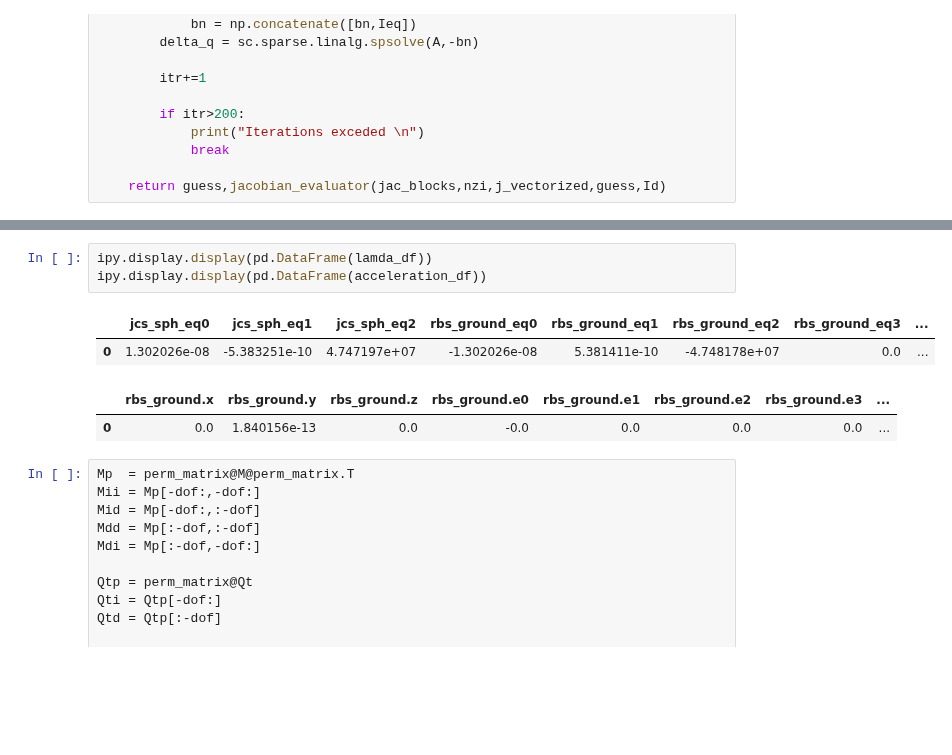
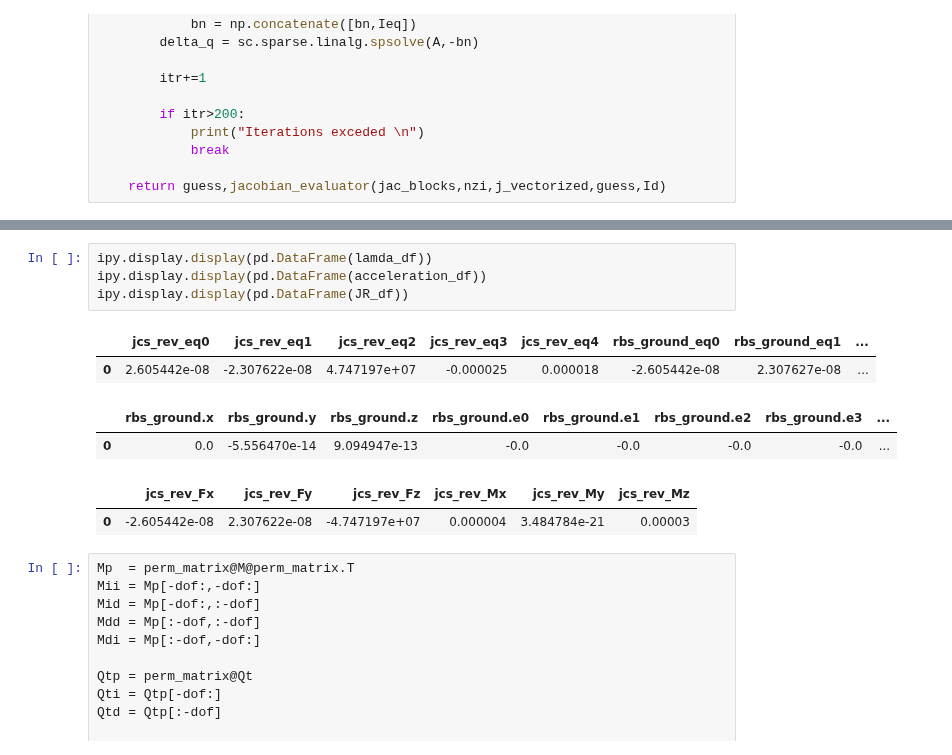
Before and after one commit to khaledghobashy/asurt_cdt, a Jupyter notebook: models/fourbar/fourbar.ipynb, the cells around one changed output, grey strips where cells are left out. Cells and saved outputs as stored; diff of their text form; blank space fills up the shorter version.

```diff
--- a/models/fourbar/fourbar.ipynb
+++ b/models/fourbar/fourbar.ipynb
@@ -532,11 +545,14 @@ Independent Coordinates are: ['rbs_link.z', 'rbs_link.e0', 'rbs_link.y'] with in
 # %%
 ipy.display.display(pd.DataFrame(lamda_df))
 ipy.display.display(pd.DataFrame(acceleration_df))
+ipy.display.display(pd.DataFrame(JR_df))
 # %% [output]
-|  | jcs_sph_eq0 | jcs_sph_eq1 | jcs_sph_eq2 | rbs_ground_eq0 | rbs_ground_eq1 | rbs_ground_eq2 | rbs_ground_eq3 | ... |
-| 0 | 1.302026e-08 | -5.383251e-10 | 4.747197e+07 | -1.302026e-08 | 5.381411e-10 | -4.748178e+07 | 0.0 | ... |
+|  | jcs_rev_eq0 | jcs_rev_eq1 | jcs_rev_eq2 | jcs_rev_eq3 | jcs_rev_eq4 | rbs_ground_eq0 | rbs_ground_eq1 | ... |
+| 0 | 2.605442e-08 | -2.307622e-08 | 4.747197e+07 | -0.000025 | 0.000018 | -2.605442e-08 | 2.307627e-08 | ... |
 |  | rbs_ground.x | rbs_ground.y | rbs_ground.z | rbs_ground.e0 | rbs_ground.e1 | rbs_ground.e2 | rbs_ground.e3 | ... |
-| 0 | 0.0 | 1.840156e-13 | 0.0 | -0.0 | 0.0 | 0.0 | 0.0 | ... |
+| 0 | 0.0 | -5.556470e-14 | 9.094947e-13 | -0.0 | -0.0 | -0.0 | -0.0 | ... |
+|  | jcs_rev_Fx | jcs_rev_Fy | jcs_rev_Fz | jcs_rev_Mx | jcs_rev_My | jcs_rev_Mz |
+| 0 | -2.605442e-08 | 2.307622e-08 | -4.747197e+07 | 0.000004 | 3.484784e-21 | 0.00003 |
 # %%
 Mp  = perm_matrix@M@perm_matrix.T
 Mii = Mp[-dof:,-dof:]
```
Also changed, not shown: parts of 13 cells of this notebook.
